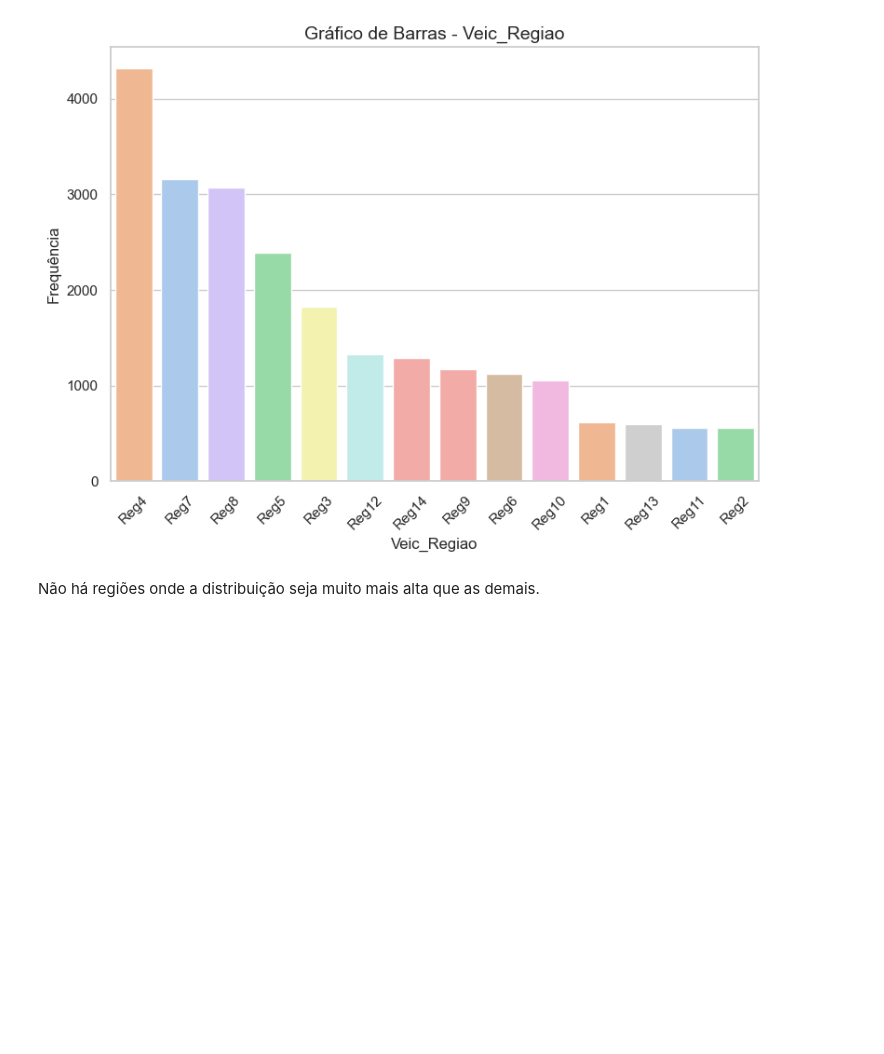
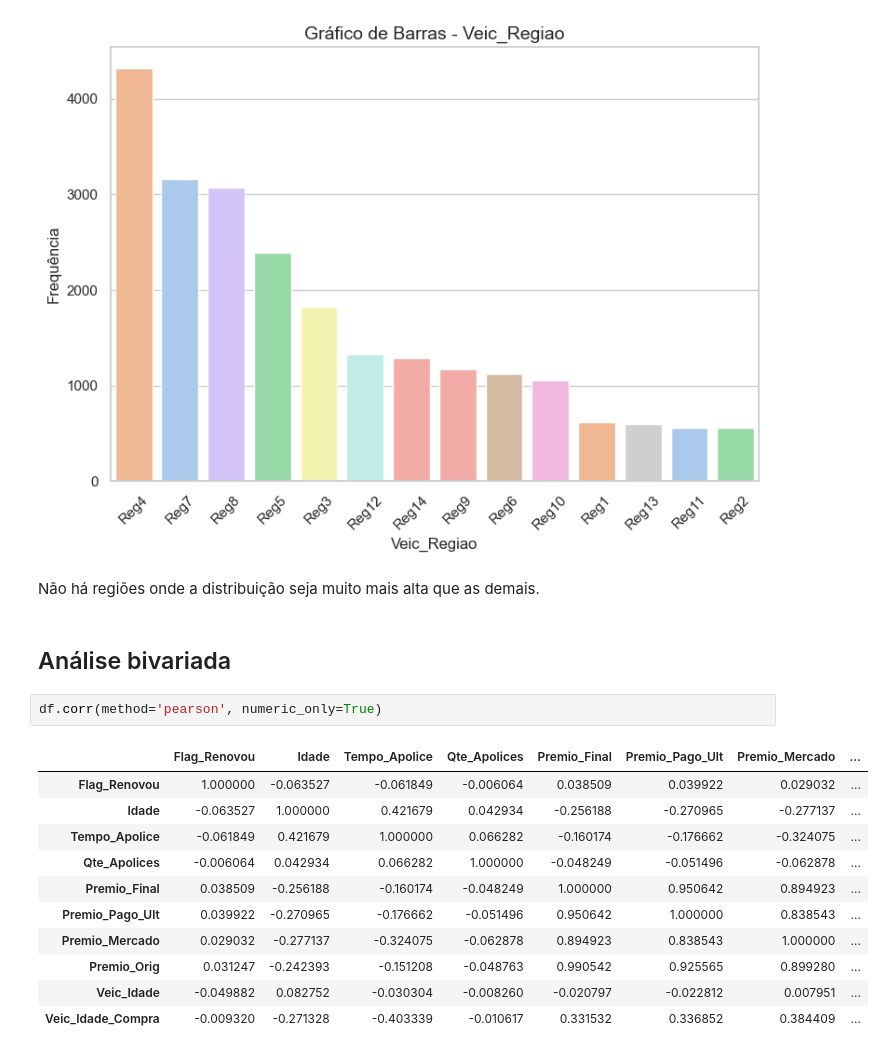
Before and after one commit to arqmarcel/renovacao_seguros, a Jupyter notebook: renova_seguro.ipynb, the cells around one changed output. Saved outputs shown, nothing was run; the diff lists cells and outputs as text; blank space fills up the shorter version.

```diff
--- a/renova_seguro.ipynb
+++ b/renova_seguro.ipynb
@@ -763,3 +771,19 @@ plot_barras(df, 'Veic_Regiao')
 [figure]
 # %% [markdown]
 Não há regiões onde a distribuição seja muito mais alta que as demais.
+# %% [markdown]
+## Análise bivariada
+# %%
+df.corr(method='pearson', numeric_only=True)
+# %% [output]
+|  | Flag_Renovou | Idade | Tempo_Apolice | Qte_Apolices | Premio_Final | Premio_Pago_Ult | Premio_Mercado | ... |
+| Flag_Renovou | 1.000000 | -0.063527 | -0.061849 | -0.006064 | 0.038509 | 0.039922 | 0.029032 | ... |
+| Idade | -0.063527 | 1.000000 | 0.421679 | 0.042934 | -0.256188 | -0.270965 | -0.277137 | ... |
+| Tempo_Apolice | -0.061849 | 0.421679 | 1.000000 | 0.066282 | -0.160174 | -0.176662 | -0.324075 | ... |
+| Qte_Apolices | -0.006064 | 0.042934 | 0.066282 | 1.000000 | -0.048249 | -0.051496 | -0.062878 | ... |
+| Premio_Final | 0.038509 | -0.256188 | -0.160174 | -0.048249 | 1.000000 | 0.950642 | 0.894923 | ... |
+| Premio_Pago_Ult | 0.039922 | -0.270965 | -0.176662 | -0.051496 | 0.950642 | 1.000000 | 0.838543 | ... |
+| Premio_Mercado | 0.029032 | -0.277137 | -0.324075 | -0.062878 | 0.894923 | 0.838543 | 1.000000 | ... |
+| Premio_Orig | 0.031247 | -0.242393 | -0.151208 | -0.048763 | 0.990542 | 0.925565 | 0.899280 | ... |
+| Veic_Idade | -0.049882 | 0.082752 | -0.030304 | -0.008260 | -0.020797 | -0.022812 | 0.007951 | ... |
+| Veic_Idade_Compra | -0.009320 | -0.271328 | -0.403339 | -0.010617 | 0.331532 | 0.336852 | 0.384409 | ... |
```
Also changed, not shown: parts of 8 cells of this notebook, 6 other files.
